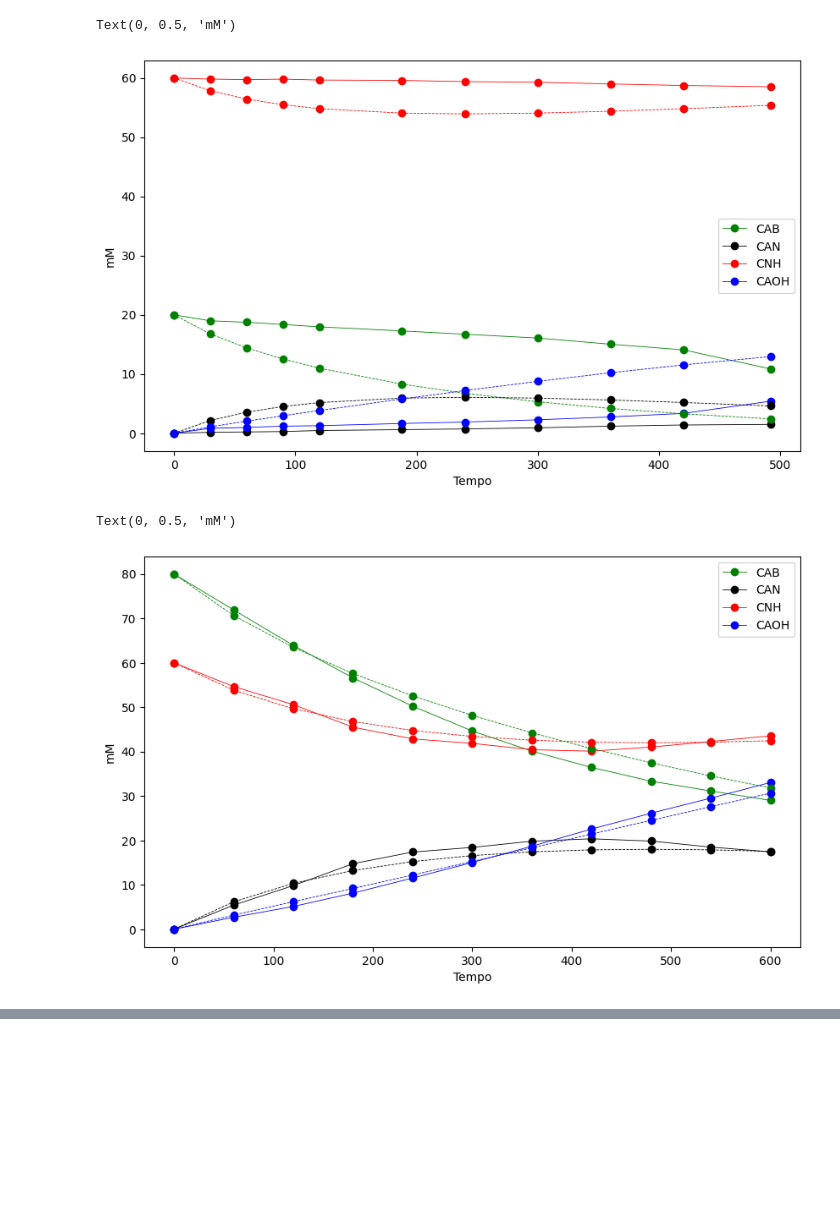
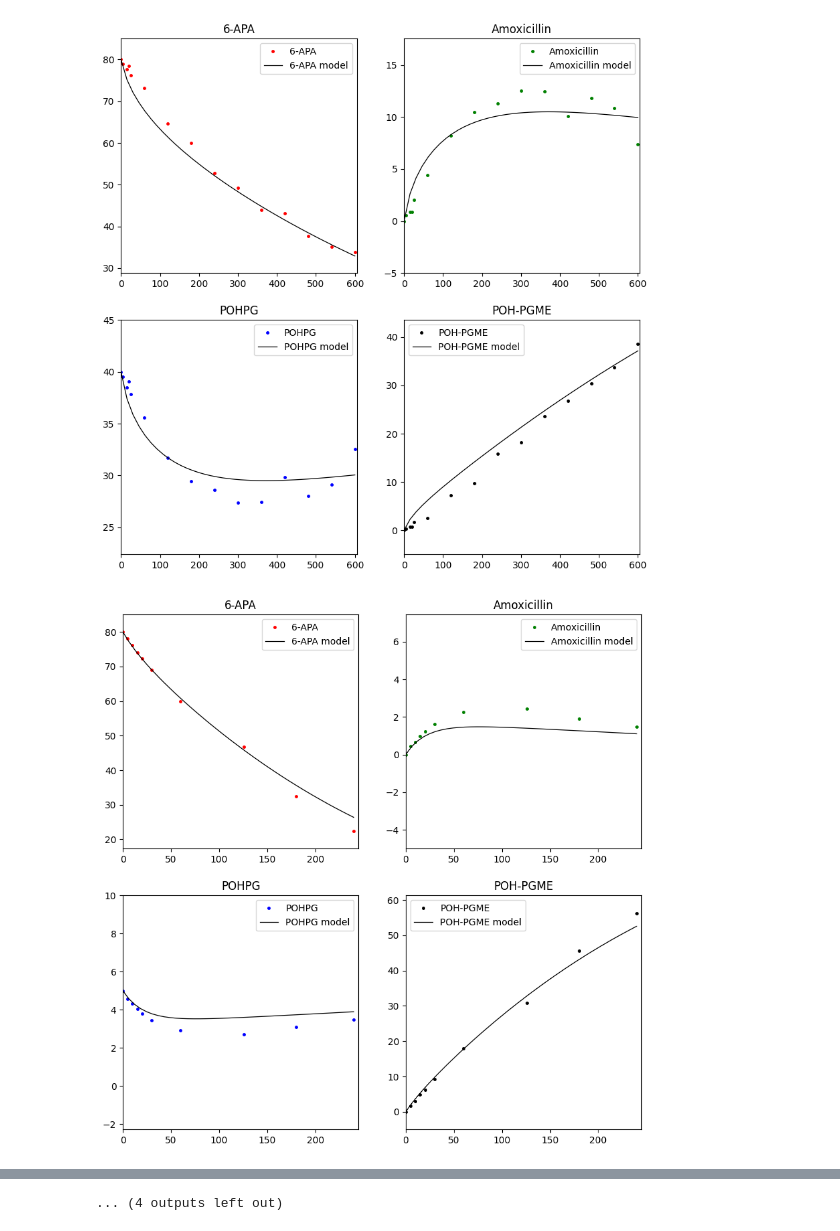
Before and after one commit to artpedro/bioreactor_optimization, a Jupyter notebook: batch_model_1/scipy_batch_model1.ipynb, the cells around one changed output, grey strips where cells are left out. Cells and saved outputs as stored; diff of their text form; code cells hidden in the pictures; blank space fills up the shorter version.

```diff
--- a/batch_model_1/scipy_batch_model1.ipynb
+++ b/batch_model_1/scipy_batch_model1.ipynb
@@ -258,32 +215,31 @@ for name, medida in zip(names, medidas):
-# %%
-fig = plt.figure(figsize=(10,6))
-plt.plot(t1,CAB_medida1,'-og',linewidth=0.6)
-plt.plot(t1,CAN_medida1,'-ok',linewidth=0.6)
-plt.plot(t1,CNH_medida1,'-or',linewidth=0.6)
-plt.plot(t1,CAOH_medida1,'-ob',linewidth=0.6)
-plt.legend(['CAB','CAN','CNH','CAOH'])
-plt.plot(t1, CAB1,'--og',linewidth=0.6)
-plt.plot(t1, CAN1,'--ok',linewidth=0.6)
-plt.plot(t1, CNH1,'--or',linewidth=0.6)
-plt.plot(t1, CAOH1,'--ob',linewidth=0.6)
-plt.xlabel('Tempo')
-plt.ylabel('mM')
-# %% [output]
-Text(0, 0.5, 'mM')
-[figure, removed]
-# %%
-fig = plt.figure(figsize=(10,6))
-plt.plot(t2,CAB_medida2,'-og',linewidth=0.6)
-plt.plot(t2,CAN_medida2,'-ok',linewidth=0.6)
-plt.plot(t2,CNH_medida2,'-or',linewidth=0.6)
-plt.plot(t2,CAOH_medida2,'-ob',linewidth=0.6)
-plt.legend(['CAB','CAN','CNH','CAOH'])
-plt.plot(t2, CAB2,'--og',linewidth=0.6)
-plt.plot(t2, CAN2,'--ok',linewidth=0.6)
-plt.plot(t2, CNH2,'--or',linewidth=0.6)
-plt.plot(t2, CAOH2,'--ob',linewidth=0.6)
-plt.xlabel('Tempo')
-plt.ylabel('mM')
-# %% [output]
-Text(0, 0.5, 'mM')
-[figure, removed]
+# %%
+def model_eval(x_model, t_model, val_x, val_t):
+    fig, axis = plt.subplots(2, 2, figsize=[10, 10])
+    names = ['apa','amox','aoh','ester']
+    labels = ['6-APA','Amoxicillin','POHPG', 'POH-PGME']
+    mlabels = ['6-APA model','Amoxicillin model','POHPG model', 'POH-PGME model']
+    style = ['.r','.g','.b','.k']
+    mstyle = ['-k','-k','-k','-k']
+    for idx,ax in enumerate(axis.flatten()):
+        ax.plot(val_t, val_x[:, idx], style[idx], label=labels[idx],linewidth=0.5,markersize=5)
+        ax.plot(t_model, x_model[:, idx], mstyle[idx], label=mlabels[idx],linewidth=0.9,markersize=3)
+        ax.set_title(f'{labels[idx]}')
+        ax.set_ylim([val_x[:, idx].min()-5, val_x[:, idx].max()+5])
+        ax.set_xlim([0, val_t[-1]+5])
+        ax.legend()
+# %%
+def eval_all(P_new):
+    for df in data_frames:
+        x_target = df.loc[:,x_names].to_numpy()
+        t_target = df['apa_t'].to_numpy()
+        ic = x_target[0]
+        t_model = np.linspace(t_target[0],t_target[-1],40)
+        sol = ode15s_amox(P_new,ic,t_model)
+        if sol.status == -1:
+            print('failed :(')
+        x_model = sol.y.T
+        model_eval(x_model,t_model,x_target,t_target)
+eval_all(P_new)
+# %% [output]
+[figure, added]
+[figure, added]
@@ -289,0 +256 @@ Text(0, 0.5, 'mM')
+... (4 outputs left out)
```
Also changed, not shown: parts of 22 cells of this notebook, 20 other files.
